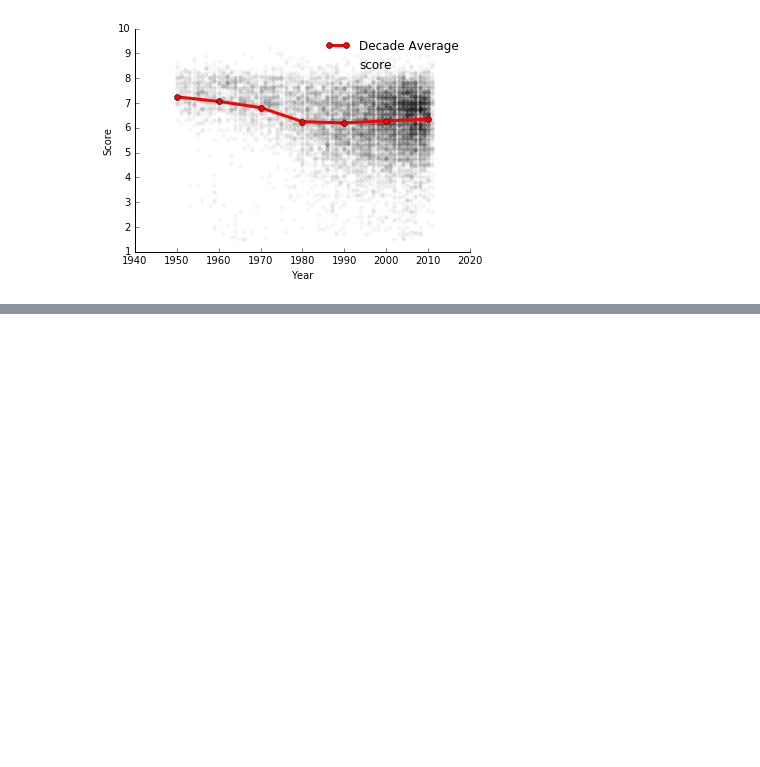
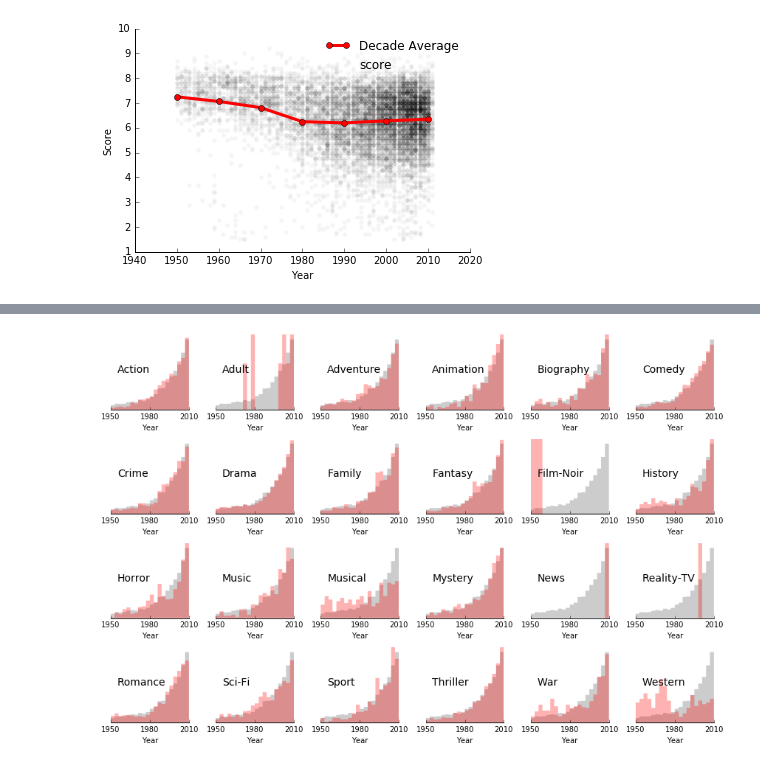
Before and after one commit to yutsai84/HarvardCS109, a Jupyter notebook: Data_Wrangling.ipynb, the cells around one changed output, grey strips where cells are left out. Saved outputs shown, nothing was run; the diff lists cells and outputs as text; code cells hidden in the pictures; blank space fills up the shorter version.

```diff
--- a/Data_Wrangling.ipynb
+++ b/Data_Wrangling.ipynb
@@ -313,0 +386,17 @@ Name: Decade Mean, dtype: float64
+# %%
+#create a 4x6 grid of plots.
+fig, axes = plt.subplots(nrows=4, ncols=6, figsize=(12, 8),
+                         tight_layout=True)
+
+bins = np.arange(1950, 2013, 3)
+for ax, genre in zip(axes.ravel(), genres):
+    ax.hist(data[data[genre] == 1].year, bins=bins, histtype='stepfilled', normed=True, color='r', alpha=.3, ec='none')
+    ax.hist(data.year.dropna(), bins=bins, histtype='stepfilled', normed=True, zorder=0, color='#cccccc',ec='none')
+
+    ax.annotate(genre, xy=(1955, 3e-2), fontsize=14)
+    ax.xaxis.set_ticks(np.arange(1950, 2013, 30))
+    ax.set_yticks([])
+    remove_border(ax, left=False)
+    ax.set_xlabel('Year')
+# %% [output]
+[figure, added]
```
Also changed, not shown: parts of 8 cells of this notebook.
